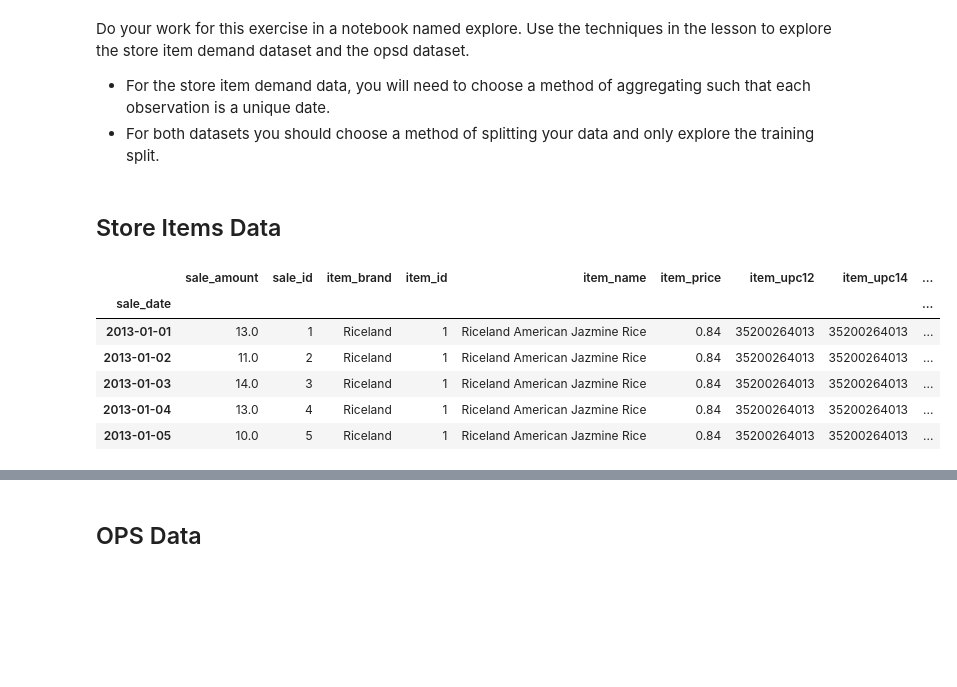
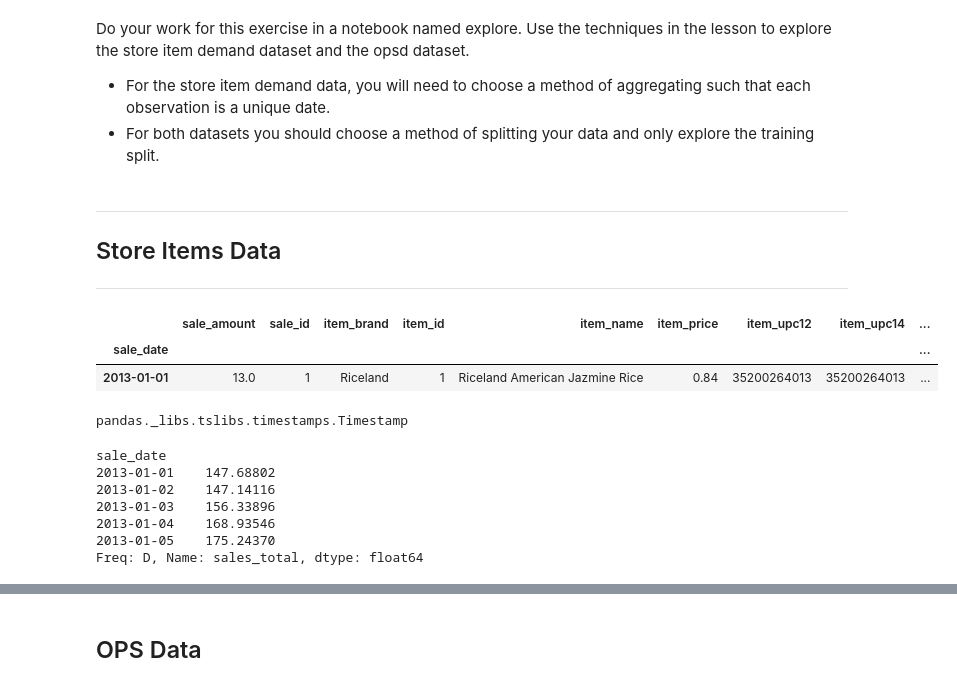
Before and after one commit to adam-talbot/time-series-exercises, a Jupyter notebook: explore.ipynb, the cells around one changed output, grey strips where cells are left out. Cells and saved outputs as stored; diff of their text form; code cells hidden in the pictures; blank space fills up the shorter version.

```diff
--- a/explore.ipynb
+++ b/explore.ipynb
@@ -18,5 +24,7 @@ Do your work for this exercise in a notebook named explore. Use the techniques i
 - For the store item demand data, you will need to choose a method of aggregating such that each observation is a unique date.
 - For both datasets you should choose a method of splitting your data and only explore the training split.
 # %% [markdown]
+---
 ## Store Items Data
+---
 # %%
@@ -23,11 +32,25 @@ Do your work for this exercise in a notebook named explore. Use the techniques i
 df = p.get_clean_sales_data()
 # %%
-df.head()
+# take a look
+df.head(1)
 # %% [output]
 |  | sale_amount | sale_id | item_brand | item_id | item_name | item_price | item_upc12 | item_upc14 | ... |
 | sale_date |  |  |  |  |  |  |  |  | ... |
 | 2013-01-01 | 13.0 | 1 | Riceland | 1 | Riceland American Jazmine Rice | 0.84 | 35200264013 | 35200264013 | ... |
-| 2013-01-02 | 11.0 | 2 | Riceland | 1 | Riceland American Jazmine Rice | 0.84 | 35200264013 | 35200264013 | ... |
-| 2013-01-03 | 14.0 | 3 | Riceland | 1 | Riceland American Jazmine Rice | 0.84 | 35200264013 | 35200264013 | ... |
-| 2013-01-04 | 13.0 | 4 | Riceland | 1 | Riceland American Jazmine Rice | 0.84 | 35200264013 | 35200264013 | ... |
-| 2013-01-05 | 10.0 | 5 | Riceland | 1 | Riceland American Jazmine Rice | 0.84 | 35200264013 | 35200264013 | ... |
+# %%
+# make sure my index is being read in properly
+type(df.index[0])
+# %% [output]
+pandas._libs.tslibs.timestamps.Timestamp
+# %%
+# I only want to take a look at average daily total sales for right now
+s = df.sales_total.resample('D').mean()
+s.head()
+# %% [output]
+sale_date
+2013-01-01    147.68802
+2013-01-02    147.14116
+2013-01-03    156.33896
+2013-01-04    168.93546
+2013-01-05    175.24370
+Freq: D, Name: sales_total, dtype: float64
```
Also changed, not shown: parts of 93 cells of this notebook, 1 other file.
